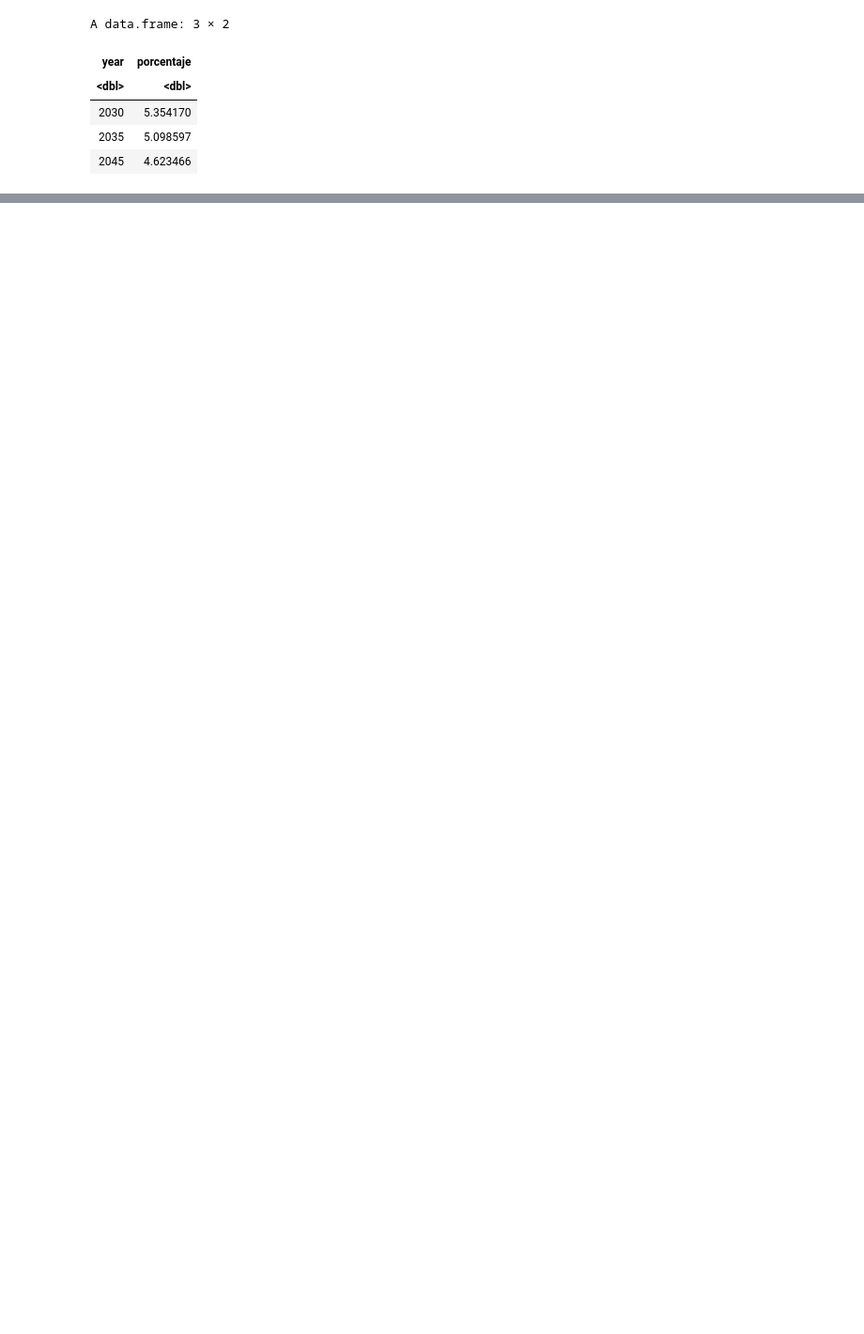
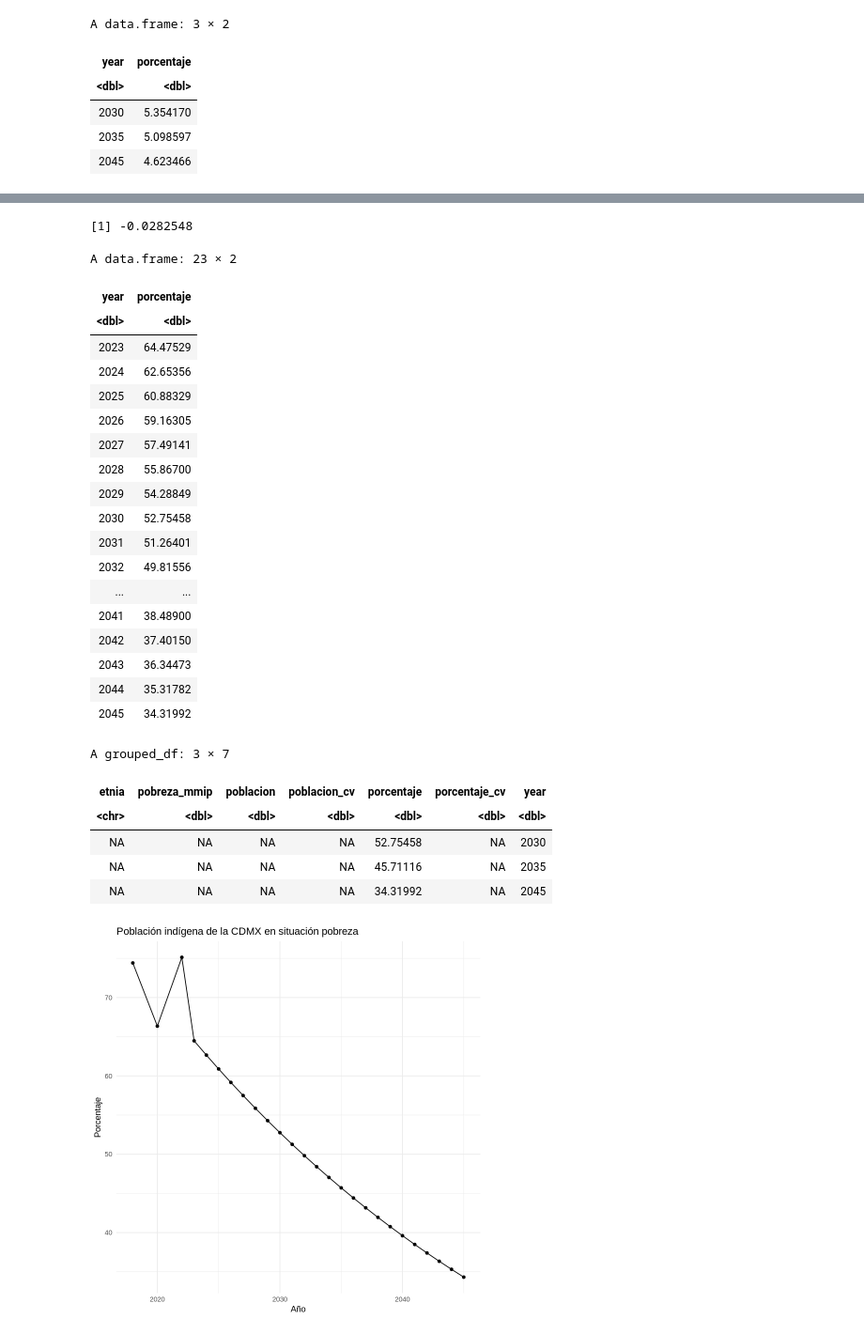
Before and after one commit to cpyp-ipdp/pgd_cdmx, a Jupyter notebook: indicadores/pueblos_indigenas/indicadores_pueblos_indigenas.ipynb, the cells around one changed output, grey strips where cells are left out. Shown: that part at 94% size. Saved outputs shown, nothing was run; the diff lists cells and outputs as text; code cells hidden in the pictures; blank space fills up the shorter version.

```diff
--- a/indicadores/pueblos_indigenas/indicadores_pueblos_indigenas.ipynb
+++ b/indicadores/pueblos_indigenas/indicadores_pueblos_indigenas.ipynb
@@ -616,0 +639,28 @@ A data.frame: 3 × 2
+# %%
+##Calcular tasa de crecimiento promedio anual de 2016 a 2022
+valor_inicial<-tabla_pobreza$porcentaje[1]
+valor_final <- tabla_pobreza$porcentaje[2]
+n <- tabla_pobreza$year[length(tabla_pobreza$year)] - tabla_pobreza$year[1]
+
+tasa_crecimiento_pobreza<- (valor_final / valor_inicial)^(1 / n) - 1
+print("Se estima una tasa de crecimiento promedio anual para utilizarse como base en la proyección de metas a 2025")
+tasa_crecimiento_pobreza
+
+proyecciones_pobreza <- data.frame(year = seq(2023, 2045, by = 1))
+proyecciones_pobreza$porcentaje <- valor_final * (1 + tasa_crecimiento_pobreza)^(proyecciones_pobreza$year - 2022)
+proyecciones_pobreza
+
+datos_proyectados_pobreza <- rbind(tabla_pobreza, proyecciones_pobreza)
+
+#Gráfica
+ggplot(datos_proyectados_pobreza, aes(x = year, y = porcentaje)) +
+  geom_line() +
+  geom_point() +
+  labs(title = "Población indígena de la CDMX en situación pobreza",
+       x = "Año",
+       y = "Porcentaje") +
+  theme_minimal()
+
+#Datos 2030, 2035 y 2045
+datos_proyectados_pobreza %>% filter(year %in% c(2030, 2035, 2045))
+# %% [output]
@@ -616,0 +668,27 @@ A data.frame: 3 × 2
+[1] -0.0282548
+A data.frame: 23 × 2
+| year | porcentaje |
+| <dbl> | <dbl> |
+| 2023 | 64.47529 |
+| 2024 | 62.65356 |
+| 2025 | 60.88329 |
+| 2026 | 59.16305 |
+| 2027 | 57.49141 |
+| 2028 | 55.86700 |
+| 2029 | 54.28849 |
+| 2030 | 52.75458 |
+| 2031 | 51.26401 |
+| 2032 | 49.81556 |
+| ... | ... |
+| 2041 | 38.48900 |
+| 2042 | 37.40150 |
+| 2043 | 36.34473 |
+| 2044 | 35.31782 |
+| 2045 | 34.31992 |
+A grouped_df: 3 × 7
+| etnia | pobreza_mmip | poblacion | poblacion_cv | porcentaje | porcentaje_cv | year |
+| <chr> | <dbl> | <dbl> | <dbl> | <dbl> | <dbl> | <dbl> |
+| NA | NA | NA | NA | 52.75458 | NA | 2030 |
+| NA | NA | NA | NA | 45.71116 | NA | 2035 |
+| NA | NA | NA | NA | 34.31992 | NA | 2045 |
+[figure, added]
```
Also changed, not shown: parts of 13 cells of this notebook.
